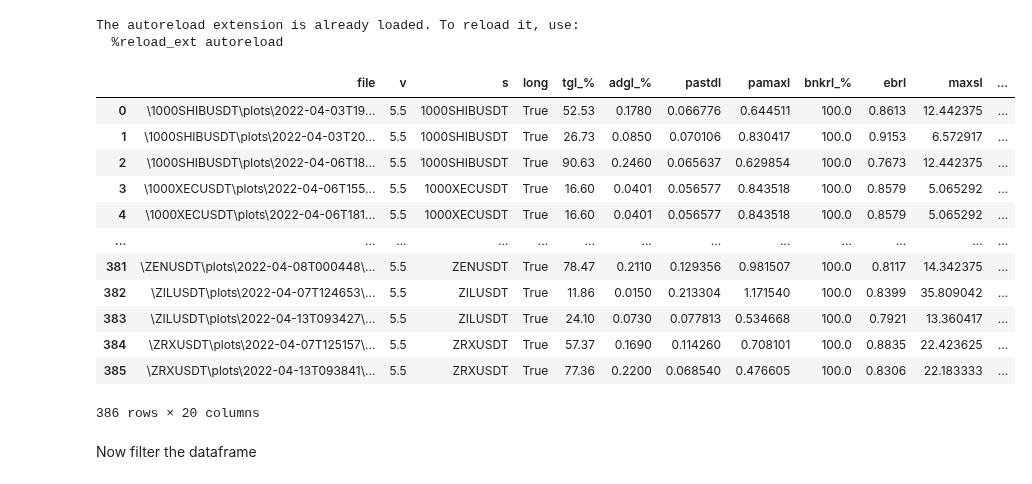
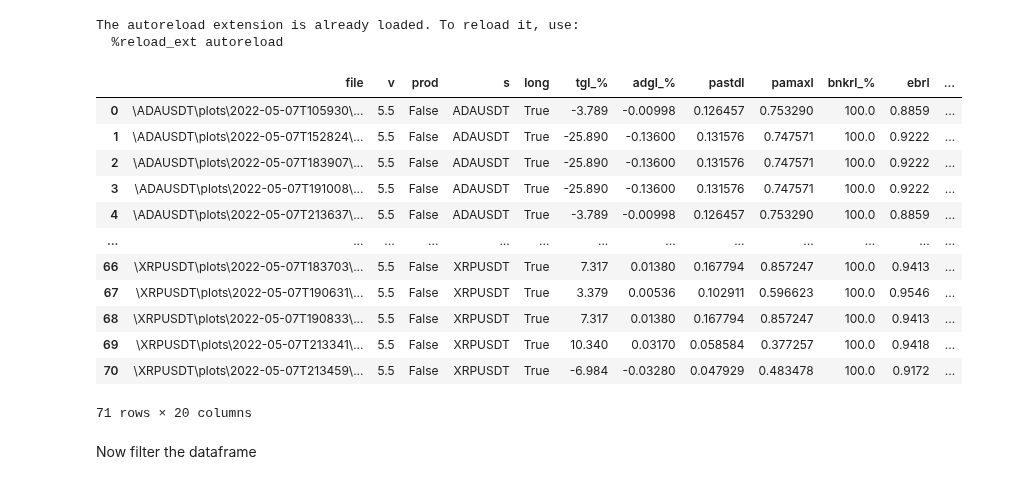
Before and after one commit to shroukkhan/passivbot, a Jupyter notebook: analyze_result.ipynb, the cells around one changed output. Saved outputs shown, nothing was run; the diff lists cells and outputs as text; code cells hidden in the pictures.

```diff
--- a/analyze_result.ipynb
+++ b/analyze_result.ipynb
@@ -12,7 +12,7 @@ import json
 import pandas as pd
 # %%
 big_data = pd.DataFrame()
-files = glob.iglob('backtests/binance/' + '**/backtest_result.txt', recursive=True)
+files = glob.iglob('backtests/bybit/' + '**/backtest_result.txt', recursive=True)
 i = 0
 for filename in files:
     #print(f'parsing : {filename}')
@@ -23,7 +23,7 @@ for filename in files:
 
     with open(filename, 'r') as file:
         data = file.read().split('\n')
-        d = {'file': filename.replace('backtests/binance','')}
+        d = {'file': filename.replace('backtests/bybit','')}
         current_state = 'long'
         for l in data:
             l = l.split('|')
@@ -78,7 +78,7 @@ for filename in files:
 
         big_data = big_data.append(d, ignore_index=True)
 
-# files = glob.iglob('backtests/binance_production/' + '**/backtest_result.txt', recursive=True)
+# files = glob.iglob('backtests/bybit_production/' + '**/backtest_result.txt', recursive=True)
 # i = 0
 # for filename in files:
 #     #print(f'parsing : {filename}')
@@ -89,7 +89,7 @@ for filename in files:
 #
 #     with open(filename, 'r') as file:
 #         data = file.read().split('\n')
-#         d = {'file': filename.replace('backtests/binance_production','')}
+#         d = {'file': filename.replace('backtests/bybit_production','')}
 #         current_state = 'long'
 #         for l in data:
 #             l = l.split('|')
@@ -118,46 +118,46 @@ for filename in files:
 #                 if key == 'Lowest equity/balance ratio' and current_state == 'long':
 #                     d['ebrl'] = float(value.replace('%', '').strip())
 #                 if key == 'Max hours stuck' and current_state == 'long':
 #                     d['maxsl'] = float(value.replace('%', '').strip())/24
 #                 if key == 'Price action distance max' and current_state == 'long':
 #                     d['pamaxl'] = float(value.replace('%', '').strip())
 #                 if key == 'Price action distance std' and current_state == 'long':
 #                     d['pastdl'] = float(value.strip())
 #
 #
 #                 if key == 'Total gain' and current_state == 'short':
 #                     d['tgs_%'] = float(value.replace('%', '').strip())
 #                 if key == 'Average daily gain' and current_state == 'short':
 #                     d['adgs_%'] = float(value.replace('%', '').strip())
 #                 if key == 'Closest bankruptcy' and current_state == 'short':
 #                     d['bnkrs_%'] = float(value.replace('%', '').strip())
 #                 if key == 'Lowest equity/balance ratio' and current_state == 'short':
 #                     d['ebrs'] = float(value.replace('%', '').strip())
 #                 if key == 'Max hours stuck' and current_state == 'short':
 #                     d['maxss'] = float(value.replace('%', '').strip())/24
 #                 if key == 'Price action distance max' and current_state == 'short':
 #                     d['pamaxs'] = float(value.replace('%', '').strip())
 #                 if key == 'Price action distance std' and current_state == 'short':
 #                     d['pastds'] = float(value.strip())
 #
 #         d['prod'] = True
 #         big_data = big_data.append(d, ignore_index=True)
 
 big_data
 # %% [output]
-|  | file | v | s | long | tgl_% | adgl_% | pastdl | pamaxl | bnkrl_% | ebrl | maxsl | ... |
-| 0 | \1000SHIBUSDT\plots\2022-04-03T19... | 5.5 | 1000SHIBUSDT | True | 52.53 | 0.1780 | 0.066776 | 0.644511 | 100.0 | 0.8613 | 12.442375 | ... |
-| 1 | \1000SHIBUSDT\plots\2022-04-03T20... | 5.5 | 1000SHIBUSDT | True | 26.73 | 0.0850 | 0.070106 | 0.830417 | 100.0 | 0.9153 | 6.572917 | ... |
-| 2 | \1000SHIBUSDT\plots\2022-04-06T18... | 5.5 | 1000SHIBUSDT | True | 90.63 | 0.2460 | 0.065637 | 0.629854 | 100.0 | 0.7673 | 12.442375 | ... |
-| 3 | \1000XECUSDT\plots\2022-04-06T155... | 5.5 | 1000XECUSDT | True | 16.60 | 0.0401 | 0.056577 | 0.843518 | 100.0 | 0.8579 | 5.065292 | ... |
-| 4 | \1000XECUSDT\plots\2022-04-06T181... | 5.5 | 1000XECUSDT | True | 16.60 | 0.0401 | 0.056577 | 0.843518 | 100.0 | 0.8579 | 5.065292 | ... |
+|  | file | v | prod | s | long | tgl_% | adgl_% | pastdl | pamaxl | bnkrl_% | ebrl | ... |
+| 0 | \ADAUSDT\plots\2022-05-07T105930\... | 5.5 | False | ADAUSDT | True | -3.789 | -0.00998 | 0.126457 | 0.753290 | 100.0 | 0.8859 | ... |
+| 1 | \ADAUSDT\plots\2022-05-07T152824\... | 5.5 | False | ADAUSDT | True | -25.890 | -0.13600 | 0.131576 | 0.747571 | 100.0 | 0.9222 | ... |
+| 2 | \ADAUSDT\plots\2022-05-07T183907\... | 5.5 | False | ADAUSDT | True | -25.890 | -0.13600 | 0.131576 | 0.747571 | 100.0 | 0.9222 | ... |
+| 3 | \ADAUSDT\plots\2022-05-07T191008\... | 5.5 | False | ADAUSDT | True | -25.890 | -0.13600 | 0.131576 | 0.747571 | 100.0 | 0.9222 | ... |
+| 4 | \ADAUSDT\plots\2022-05-07T213637\... | 5.5 | False | ADAUSDT | True | -3.789 | -0.00998 | 0.126457 | 0.753290 | 100.0 | 0.8859 | ... |
 | ... | ... | ... | ... | ... | ... | ... | ... | ... | ... | ... | ... | ... |
-| 381 | \ZENUSDT\plots\2022-04-08T000448\... | 5.5 | ZENUSDT | True | 78.47 | 0.2110 | 0.129356 | 0.981507 | 100.0 | 0.8117 | 14.342375 | ... |
-| 382 | \ZILUSDT\plots\2022-04-07T124653\... | 5.5 | ZILUSDT | True | 11.86 | 0.0150 | 0.213304 | 1.171540 | 100.0 | 0.8399 | 35.809042 | ... |
-| 383 | \ZILUSDT\plots\2022-04-13T093427\... | 5.5 | ZILUSDT | True | 24.10 | 0.0730 | 0.077813 | 0.534668 | 100.0 | 0.7921 | 13.360417 | ... |
-| 384 | \ZRXUSDT\plots\2022-04-07T125157\... | 5.5 | ZRXUSDT | True | 57.37 | 0.1690 | 0.114260 | 0.708101 | 100.0 | 0.8835 | 22.423625 | ... |
-| 385 | \ZRXUSDT\plots\2022-04-13T093841\... | 5.5 | ZRXUSDT | True | 77.36 | 0.2200 | 0.068540 | 0.476605 | 100.0 | 0.8306 | 22.183333 | ... |
+| 66 | \XRPUSDT\plots\2022-05-07T183703\... | 5.5 | False | XRPUSDT | True | 7.317 | 0.01380 | 0.167794 | 0.857247 | 100.0 | 0.9413 | ... |
+| 67 | \XRPUSDT\plots\2022-05-07T190631\... | 5.5 | False | XRPUSDT | True | 3.379 | 0.00536 | 0.102911 | 0.596623 | 100.0 | 0.9546 | ... |
+| 68 | \XRPUSDT\plots\2022-05-07T190833\... | 5.5 | False | XRPUSDT | True | 7.317 | 0.01380 | 0.167794 | 0.857247 | 100.0 | 0.9413 | ... |
+| 69 | \XRPUSDT\plots\2022-05-07T213341\... | 5.5 | False | XRPUSDT | True | 10.340 | 0.03170 | 0.058584 | 0.377257 | 100.0 | 0.9418 | ... |
+| 70 | \XRPUSDT\plots\2022-05-07T213459\... | 5.5 | False | XRPUSDT | True | -6.984 | -0.03280 | 0.047929 | 0.483478 | 100.0 | 0.9172 | ... |
-386 rows × 20 columns
+71 rows × 20 columns
 # %% [markdown]
 Now filter the dataframe
 # %%
```
Also changed, not shown: parts of 2 cells of this notebook, 2 other files.
